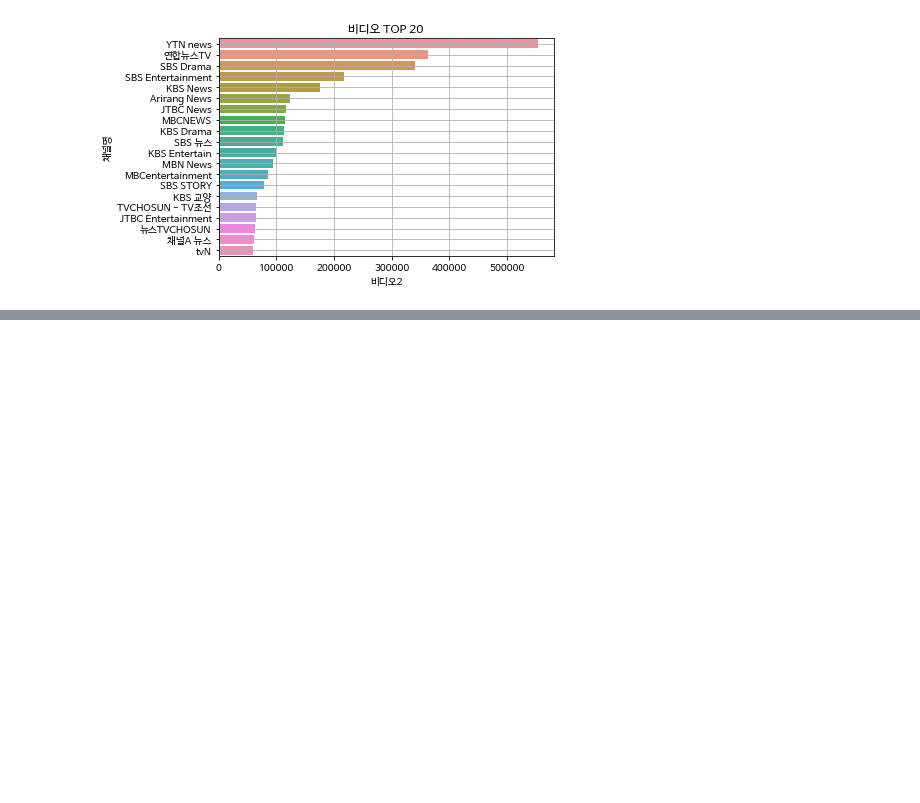
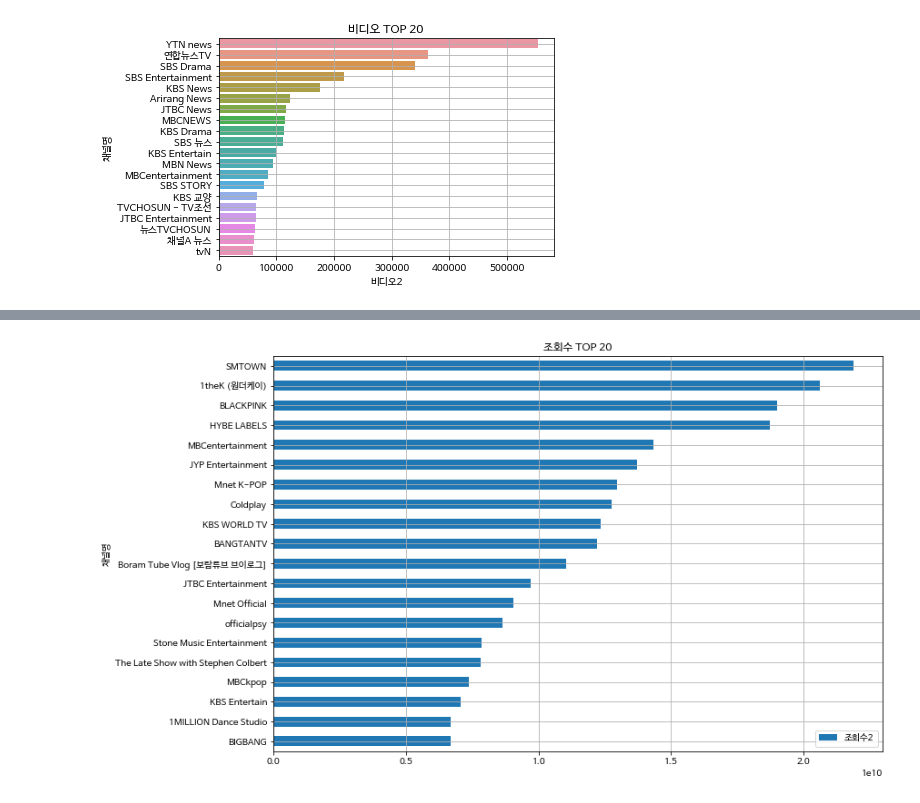
Before and after one commit to gens0310/Data_Analysis, a Jupyter notebook: 05.Crawling/YRVisualization.ipynb, the cells around one changed output, grey strips where cells are left out. Saved outputs shown, nothing was run; the diff lists cells and outputs as text; code cells hidden in the pictures; blank space fills up the shorter version.

```diff
--- a/05.Crawling/YRVisualization.ipynb
+++ b/05.Crawling/YRVisualization.ipynb
@@ -88,0 +91,3 @@ plt.show()
+# %%
+df['조회수2'] = df.조회수.apply(str2int)
+df.head()
@@ -88,0 +115,9 @@ plt.show()
+# %%
+df2 = df[['채널명', '조회수2']].sort_values(by='조회수2', ascending=False)
+df2.set_index('채널명', inplace=True)
+df2.head(20).sort_values(by='조회수2').plot(kind='barh', figsize=(12, 8))
+plt.title('조회수 TOP 20')
+plt.grid()
+plt.show()
+# %% [output]
+[figure, added]
```
Also changed, not shown: parts of 13 cells of this notebook.
